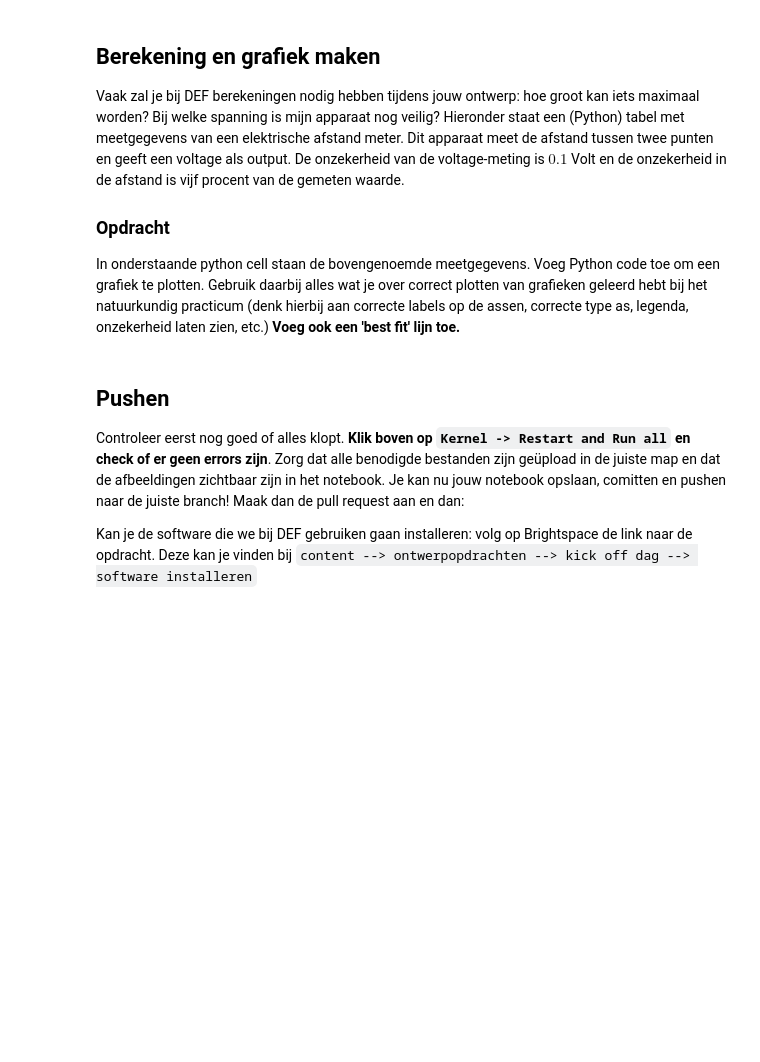
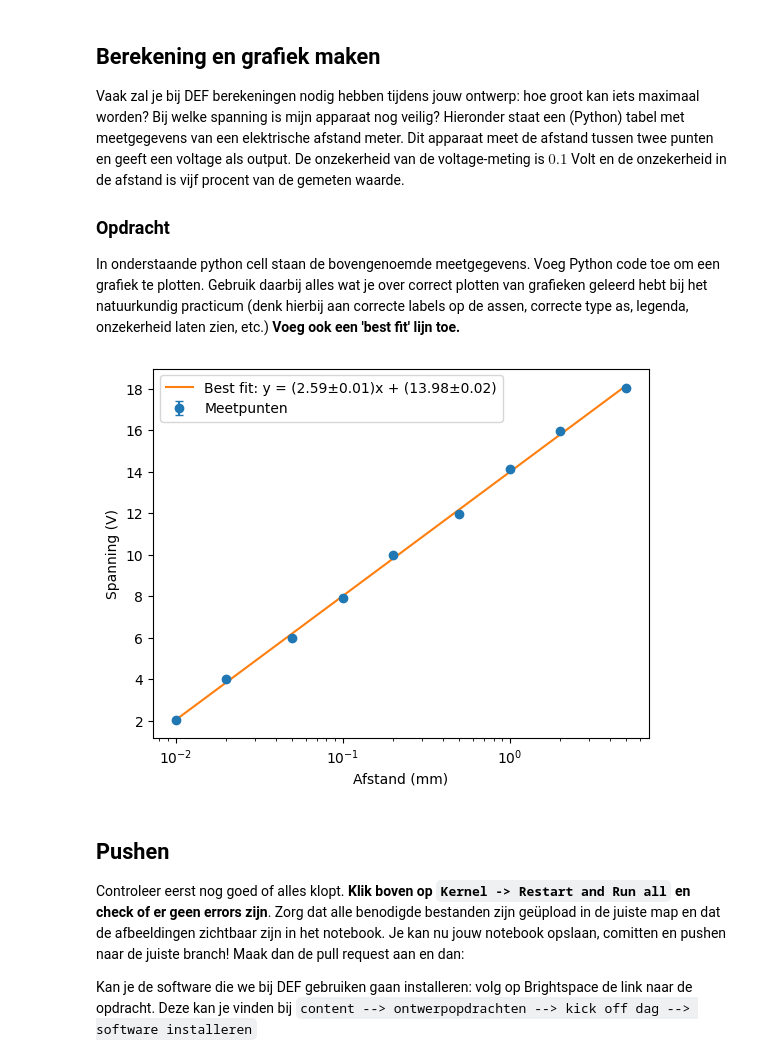
Before and after one commit to ebepolman-bit/opdrachten-DEF-D, a Jupyter notebook: FysiekeOntwerpopdrachten/0KickOffDag/KickoffdagTestAssignment.ipynb, the cells around one changed output. Cells and saved outputs as stored; diff of their text form; code cells hidden in the pictures; blank space fills up the shorter version.

```diff
--- a/FysiekeOntwerpopdrachten/0KickOffDag/KickoffdagTestAssignment.ipynb
+++ b/FysiekeOntwerpopdrachten/0KickOffDag/KickoffdagTestAssignment.ipynb
@@ -64,16 +54,49 @@ Vaak zal je bij DEF berekeningen nodig hebben tijdens jouw ontwerp: hoe groot ka
 In onderstaande python cell staan de bovengenoemde meetgegevens. Voeg Python code toe om een grafiek te plotten. Gebruik daarbij alles wat je over correct plotten van grafieken geleerd hebt bij het natuurkundig practicum (denk hierbij aan correcte labels op de assen, correcte type as, legenda, onzekerheid laten zien, etc.) **Voeg ook een 'best fit' lijn toe.**
 # %%
 # Importeren van numpy en matplotlib library
-%matplotlib inline
+#%matplotlib inline
 import numpy as np
 import matplotlib.pyplot as plt
+from scipy.optimize import curve_fit
 
 # Meetgegevens: afstand in millimeter, spanning in Volt
 afstand = np.array([0.01,0.02,0.05,0.1,0.2,0.5,1.0,2.0,5.0])
 spanning = np.array([2.01868928,4.01442631,5.99586649,7.91166258,9.96850493,11.96229652
                      ,14.1133456,15.93947672,18.04932637])
 
-# Vul hieronder je eigen code aan om de grafiek te maken. Vergeet niet ook de onzekerheid en de fit!
+
+
+x = afstand
+y = spanning
+
+
+dy = 0.05  # Volt
+
+
+def model(x, a, b):
+    return a * np.log(x) + b
+
+
+popt, pcov = curve_fit(model, x, y, sigma=np.ones_like(y)*dy, absolute_sigma=True)
+
+a, b = popt
+
+da, db = np.sqrt(np.diag(pcov))
+# Fit
+x_fit = np.linspace(min(x), max(x), 100)
+y_fit = model(x_fit, a, b)
+
+plt.figure()
+plt.errorbar(x, y, yerr=dy, fmt='o', capsize=3, label="Meetpunten")
+plt.plot(x_fit, y_fit,
+         label=f"Best fit: y = ({a:.2f}±{da:.2f})x + ({b:.2f}±{db:.2f})")
+plt.xscale("log")
+plt.xlabel("Afstand (mm)")
+plt.ylabel("Spanning (V)")
+plt.legend()
+plt.show()
+# %% [output]
+[figure, added]
 # %% [markdown]
 ## Pushen
 
```
Also changed, not shown: parts of 2 cells of this notebook, 1 other file.
